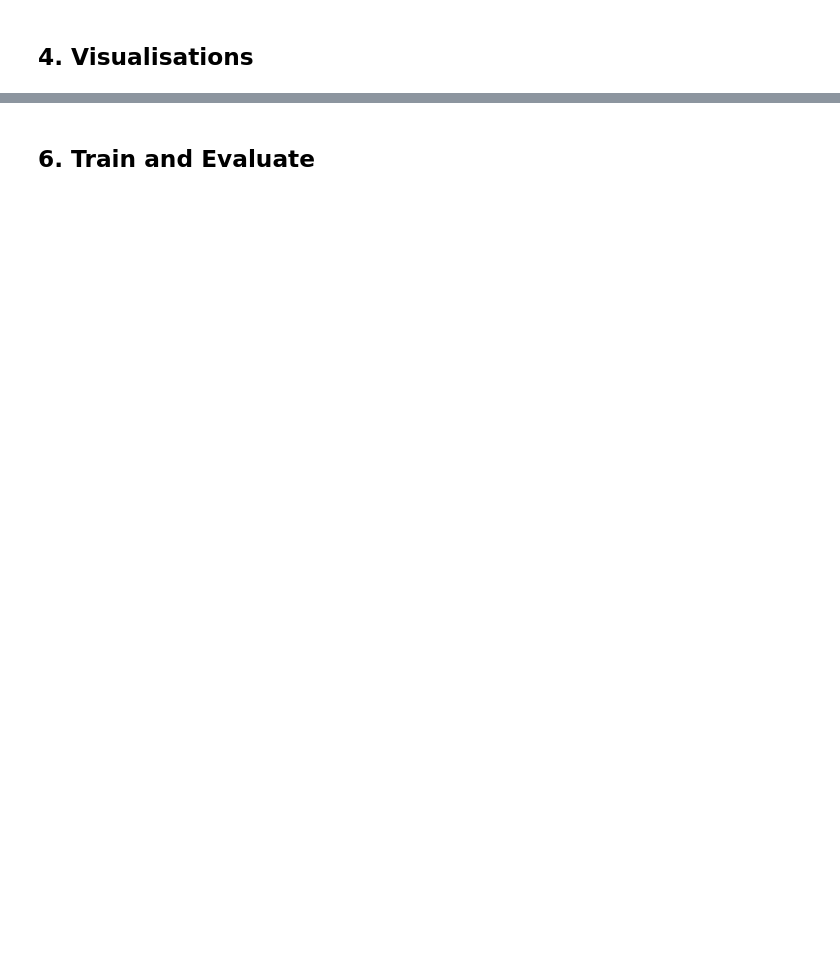
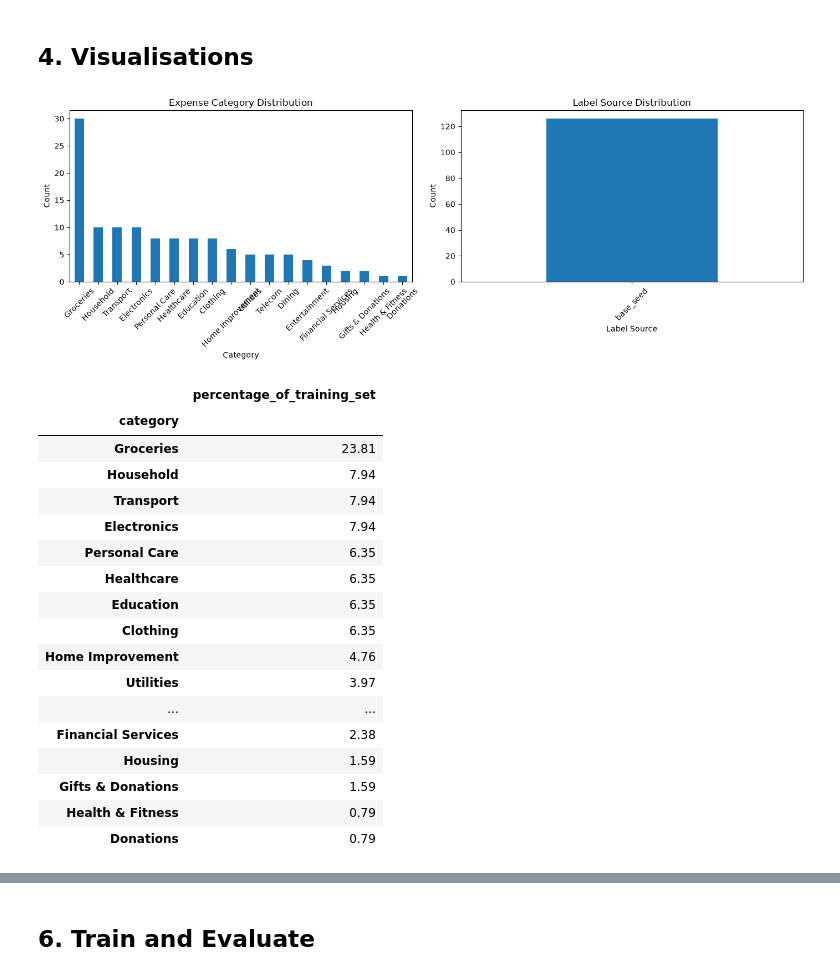
Before and after one commit to InshutiSouvede/smart-spend, a Jupyter notebook: ml/01_categorisation_model.ipynb, the cells around one changed output, grey strips where cells are left out. Drawn from its saved outputs; the diff is of its cells as text; code cells hidden in the pictures; blank space fills up the shorter version.

Commit message:
Backend + ML audit

```diff
--- a/ml/01_categorisation_model.ipynb
+++ b/ml/01_categorisation_model.ipynb
@@ -37,10 +52,12 @@ pd.set_option("display.max_columns", 100)
 pd.set_option("display.width", 140)
 # %%
 # Paths — dataset lives in backend_api/data/; model saves to backend_api/storage/models/
-SMS_DATASET  = os.path.join("..", "backend_api", "data",
-                             "smartspend_initial_synthetic_momo_sms_dataset.csv")
+CATEGORY_DATASET = os.path.join(
+    "..", "backend_api", "data",
+    "smartspend_initial_expense_category_classification_demo_dataset.csv"
+)
 MODEL_OUT_DIR = os.path.join("..", "backend_api", "storage", "models")
 os.makedirs(MODEL_OUT_DIR, exist_ok=True)
 
-print("Dataset    :", SMS_DATASET)
+print("Dataset    :", CATEGORY_DATASET)
 print("Model dir  :", MODEL_OUT_DIR)
@@ -47,7 +67,7 @@ print("Model dir  :", MODEL_OUT_DIR)
 # %% [markdown]
 ## 1. Load Dataset
 # %%
-sms_df = pd.read_csv(SMS_DATASET)
-print("Shape   :", sms_df.shape)
-print("Columns :", list(sms_df.columns))
-display(sms_df.head())
+category_df = pd.read_csv(CATEGORY_DATASET)
+print("Shape   :", category_df.shape)
+print("Columns :", list(category_df.columns))
+display(category_df.head())
@@ -95,26 +233,45 @@ display(
 # %% [markdown]
 ## 4. Visualisations
 # %%
-# 4.1 Transaction type distribution  /  4.2 Category distribution
+# 4.1 Category distribution / 4.2 Label source distribution
 fig, axes = plt.subplots(1, 2, figsize=(14, 5))
 
-sms_df["transaction_type"].value_counts().plot(kind="bar", ax=axes[0])
-axes[0].set_title("Transaction Type Distribution")
-axes[0].set_xlabel("Transaction Type")
+cat_counts = model_df["category"].value_counts().sort_values(ascending=False)
+cat_counts.plot(kind="bar", ax=axes[0])
+axes[0].set_title("Expense Category Distribution")
+axes[0].set_xlabel("Category")
 axes[0].set_ylabel("Count")
-axes[0].tick_params(axis="x", rotation=0)
+axes[0].tick_params(axis="x", rotation=45)
 
-cat_counts = expense_df["category"].value_counts().sort_values(ascending=False)
-cat_counts.plot(kind="bar", ax=axes[1])
-axes[1].set_title("Expense Category Distribution — Synthetic Dataset")
-axes[1].set_xlabel("Category")
+model_df["label_source"].value_counts().plot(kind="bar", ax=axes[1])
+axes[1].set_title("Label Source Distribution")
+axes[1].set_xlabel("Label Source")
 axes[1].set_ylabel("Count")
 axes[1].tick_params(axis="x", rotation=45)
 
 plt.tight_layout()
 plt.show()
 
-# 4.3 Category percentage table
 cat_pct = (cat_counts / cat_counts.sum() * 100).round(2)
 display(cat_pct.to_frame("percentage_of_training_set"))
+# %% [output]
+[figure, added]
+|  | percentage_of_training_set |
+| category |  |
+| Groceries | 23.81 |
+| Household | 7.94 |
+| Transport | 7.94 |
+| Electronics | 7.94 |
+| Personal Care | 6.35 |
+| Healthcare | 6.35 |
+| Education | 6.35 |
+| Clothing | 6.35 |
+| Home Improvement | 4.76 |
+| Utilities | 3.97 |
+| ... | ... |
+| Financial Services | 2.38 |
+| Housing | 1.59 |
+| Gifts & Donations | 1.59 |
+| Health & Fitness | 0.79 |
+| Donations | 0.79 |
 # %%
```
Also changed, not shown: parts of 24 cells of this notebook, 23 other files.
